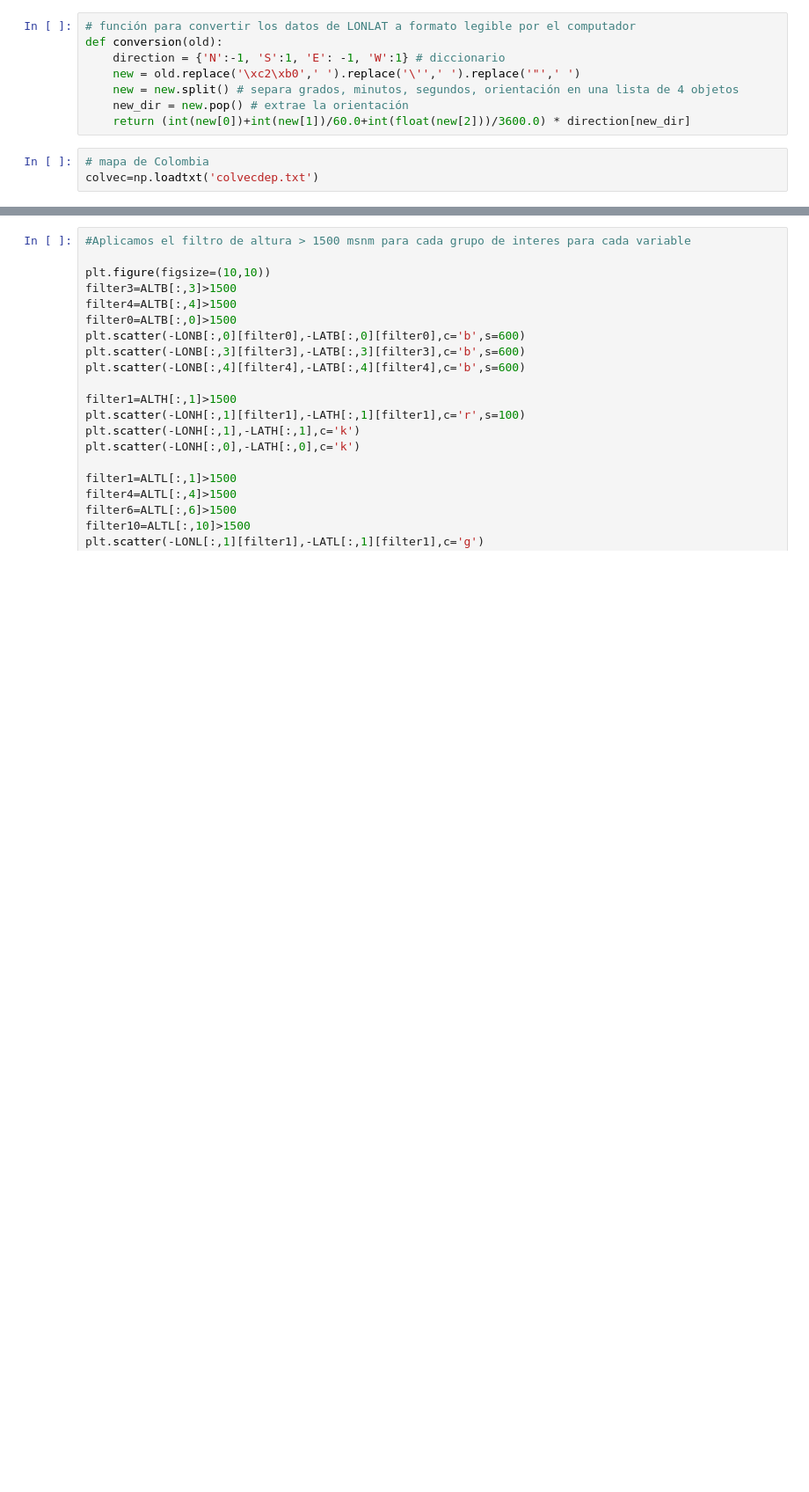
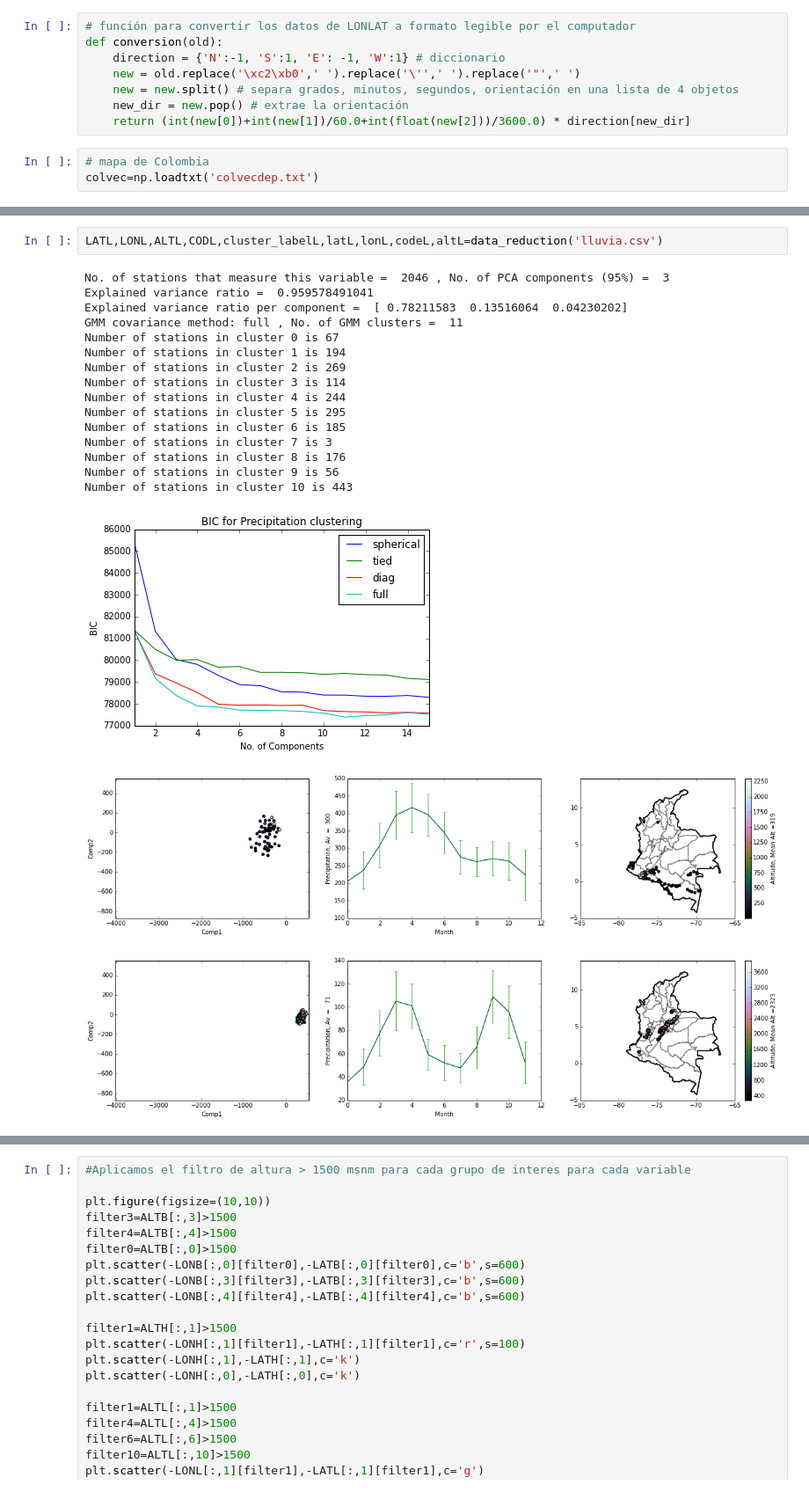
Before and after one commit to saint-germain/ideam, a Jupyter notebook: PCA-IDEAM-WC.ipynb, the cells around one changed output, grey strips where cells are left out. Shown at 88% size. Cells and saved outputs as stored; diff of their text form; blank space fills up the shorter version.

```diff
--- a/PCA-IDEAM-WC.ipynb
+++ b/PCA-IDEAM-WC.ipynb
@@ -124,0 +174,21 @@ Number of stations in cluster 1 is 187
+# %%
+LATL,LONL,ALTL,CODL,cluster_labelL,latL,lonL,codeL,altL=data_reduction('lluvia.csv')
+# %% [output]
+No. of stations that measure this variable =  2046 , No. of PCA components (95%) =  3
+Explained variance ratio =  0.959578491041
+Explained variance ratio per component =  [ 0.78211583  0.13516064  0.04230202]
+GMM covariance method: full , No. of GMM clusters =  11
+Number of stations in cluster 0 is 67
+Number of stations in cluster 1 is 194
+Number of stations in cluster 2 is 269
+Number of stations in cluster 3 is 114
+Number of stations in cluster 4 is 244
+Number of stations in cluster 5 is 295
+Number of stations in cluster 6 is 185
+Number of stations in cluster 7 is 3
+Number of stations in cluster 8 is 176
+Number of stations in cluster 9 is 56
+Number of stations in cluster 10 is 443
+[figure, added]
+[figure, added]
+[figure, added]
```
Also changed, not shown: parts of 18 cells of this notebook, 1 other file.
